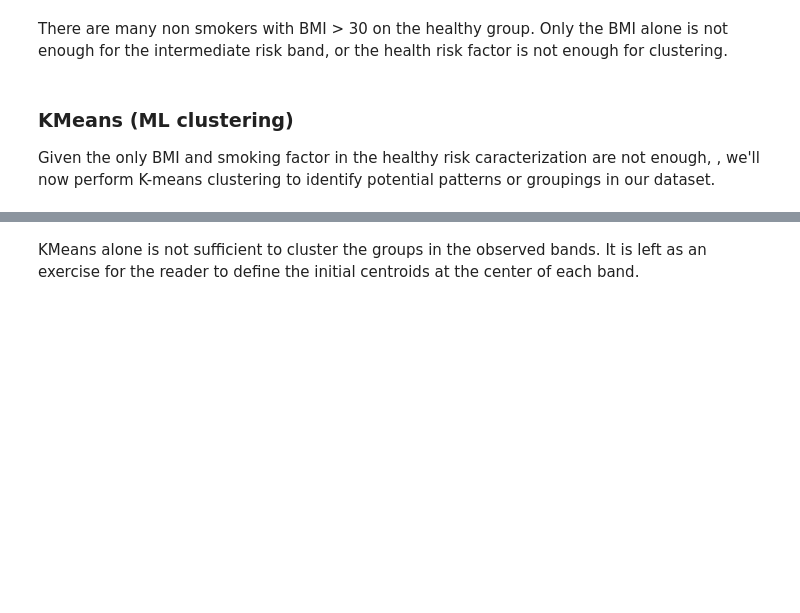
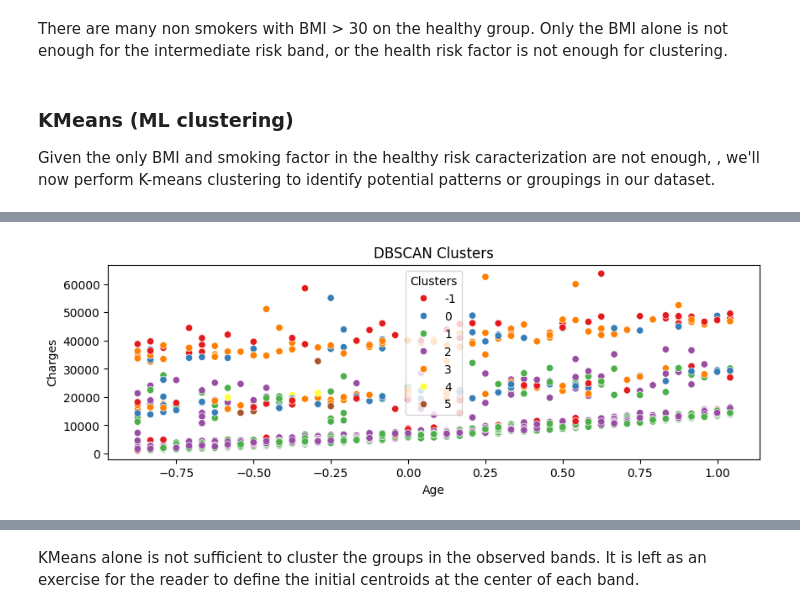
Before and after one commit to Somerillo/PORTFOLIO, a Jupyter notebook: Medical Costs Personal Datasets Analysis & Prediction/medical_costs.ipynb, the cells around one changed output, grey strips where cells are left out. Saved outputs shown, nothing was run; the diff lists cells and outputs as text; code cells hidden in the pictures; blank space fills up the shorter version.

Commit message:
dbscan

```diff
--- a/Medical Costs Personal Datasets Analysis & Prediction/medical_costs.ipynb
+++ b/Medical Costs Personal Datasets Analysis & Prediction/medical_costs.ipynb
@@ -831,0 +807,50 @@ Cluster Centers:
+# %%
+# import dbscan
+from sklearn.cluster import DBSCAN
+
+# Define columns to copy
+cols = ['age', 'sex', 'bmi', 'children', 'smoker', 'charges']
+
+# Make a new df
+df_model = df[cols].copy()
+
+# Get dummies for health_group
+# df_model = pd.get_dummies(df_model, columns=['health_group'], prefix='health', drop_first=False, dtype=int)
+
+# Separate features and target
+features = df_model.drop('charges', axis=1)
+target = df_model['charges']
+
+# Scale the features
+scaler = RobustScaler()
+scaled_features = scaler.fit_transform(features)
+
+# Convert scaled features back to dataframe with original column names
+df_scaled = pd.DataFrame(scaled_features, columns=features.columns)
+
+# Add back the target variable
+df_scaled['charges'] = target
+
+# Define the model
+# model = DBSCAN(eps=.5, min_samples=3)
+model = DBSCAN(eps=.52, min_samples=7)
+
+# Fit the model (excluding 'charges' column)
+clusters = model.fit_predict(df_scaled.drop('charges', axis=1)).copy()
+
+# Add cluster labels to the dataframe
+df_scaled['cluster'] = clusters
+
+# print(df_scaled.head())
+# print(f"Number of clusters: {len(set(clusters))}")
+
+# plot the clusters
+plt.figure(figsize=(10, 3))
+sns.scatterplot(data=df_scaled, x='age', y='charges', hue='cluster', palette='Set1')
+plt.title('DBSCAN Clusters')
+plt.xlabel('Age')
+plt.ylabel('Charges')
+plt.legend(title='Clusters')
+plt.show()
+# %% [output]
+[figure, added]
```
Also changed, not shown: parts of 26 cells of this notebook.
